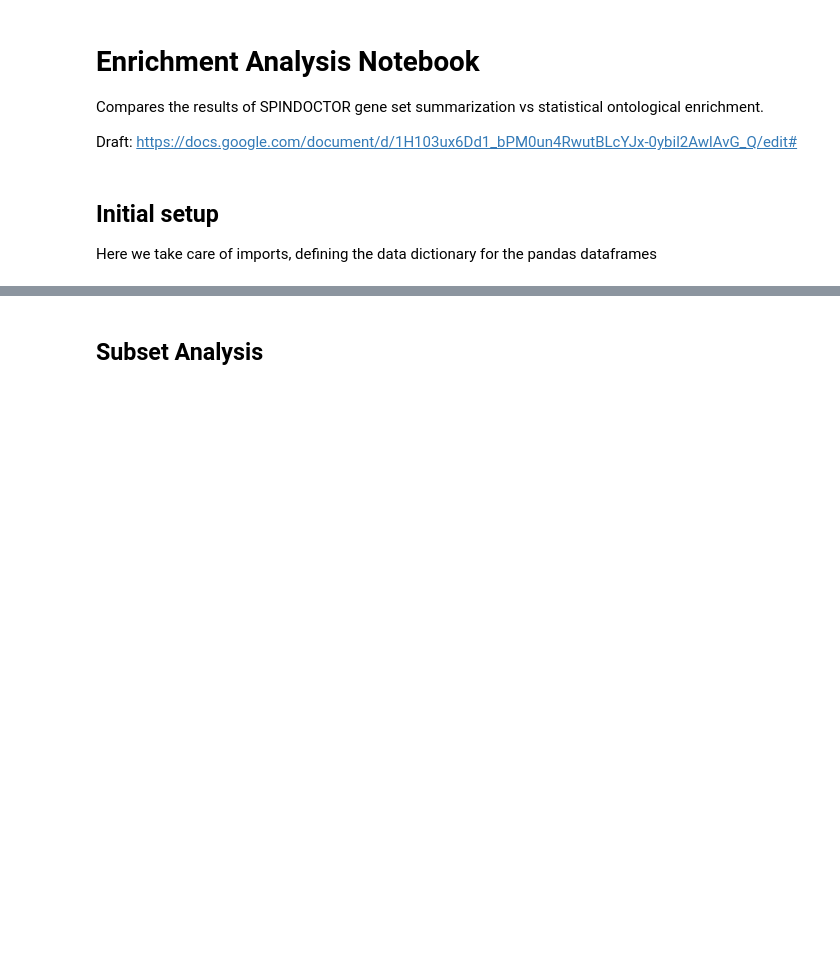
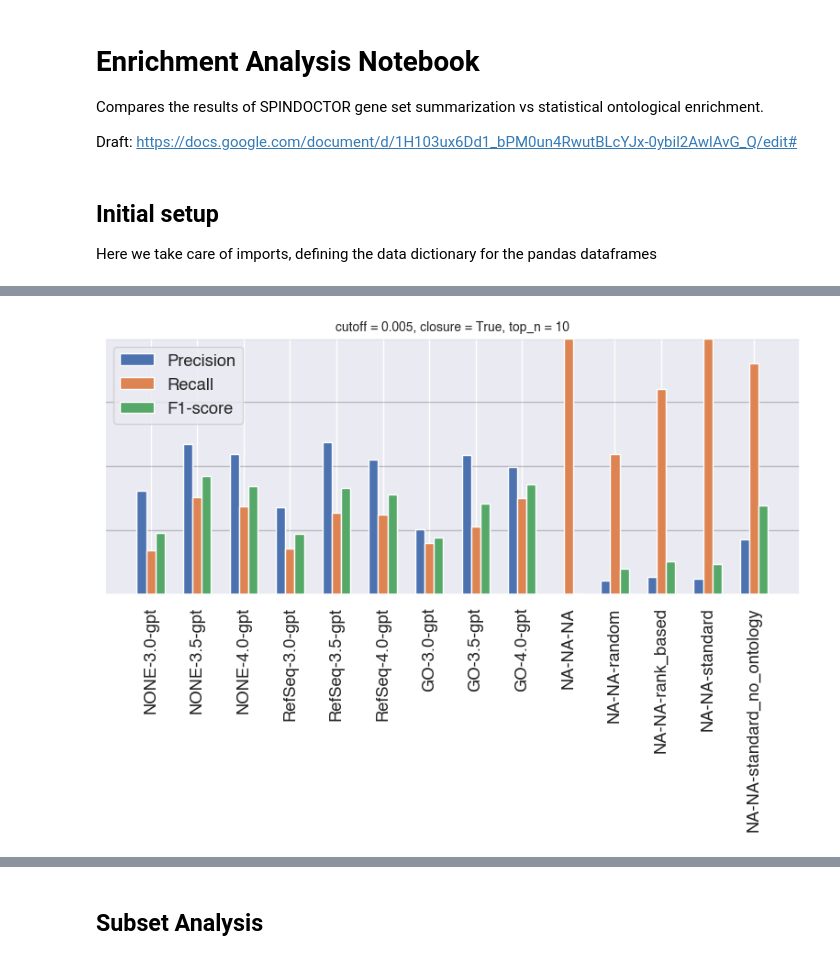
Before and after one commit to monarch-initiative/talisman-paper, a Jupyter notebook: Enrichment-Results-Analysis__from_processed.ipynb, the cells around one changed output, grey strips where cells are left out. Saved outputs shown, nothing was run; the diff lists cells and outputs as text; code cells hidden in the pictures; blank space fills up the shorter version.

```diff
--- a/Enrichment-Results-Analysis__from_processed.ipynb
+++ b/Enrichment-Results-Analysis__from_processed.ipynb
@@ -211,0 +384,80 @@ df[[MODEL, METHOD, PROMPT_VARIANT]].drop_duplicates().style.hide()
+# %%
+def custom_order(label):
+    prefix_order = ["NONE", "RefSeq", "GO", "NA"]
+    suffix_order = ["3.0-GPT", "3.5GPT", "4.0-GPT"]
+
+    try:
+        prefix_parts = label.split('-')
+        prefix_weight = prefix_order.index(prefix_parts[0])
+
+        suffix = '-'.join(prefix_parts[1:])
+        suffix_weight = suffix_order.index(suffix)
+    except ValueError:
+        return (999, 999)  # put unexpected values at the end
+
+    return prefix_weight, suffix_weight
+
+def label_order(label):
+    prefixes = ["NONE", "RefSeq", "GO", "NA"]
+    for i, prefix in enumerate(prefixes):
+        if label.startswith(prefix):
+            return i
+    return len(prefixes)  # Return a value that puts any other labels at the end
+
+
+data_filled = df.fillna("NA")
+condition = (
+    (data_filled['cutoff'] == 0.005) &
+    (data_filled['closure'] == True) &
+    (data_filled['top_n'] == 10)
+)
+filtered_data = data_filled[condition]
+filtered_data.reset_index(drop=True, inplace=True)
+
+grouped_data_filled = filtered_data.groupby(['cutoff', 'closure', 'top_n', 'source', 'model', 'method'])[['true_positives', 'false_positives', 'false_negatives']].sum().reset_index()
+
+grouped_data_filled['precision'] = grouped_data_filled['true_positives'] / (grouped_data_filled['true_positives'] + grouped_data_filled['false_positives'])
+grouped_data_filled['recall'] = grouped_data_filled['true_positives'] / (grouped_data_filled['true_positives'] + grouped_data_filled['false_negatives'])
+grouped_data_filled['f1_score'] = 2 * ((grouped_data_filled['precision'] * grouped_data_filled['recall']) / (grouped_data_filled['precision'] + grouped_data_filled['recall']))
+
+grouped_data_filled['sort_order'] = grouped_data_filled['source'].apply(custom_order)
+grouped_data_filled = grouped_data_filled.sort_values(['sort_order', 'top_n', 'closure'])
+
+
+fig, ax = plt.subplots(1, 1, figsize=(8, 6))  # Create a single subplot
+
+data_combination = grouped_data_filled#filtered_data[(filtered_data['cutoff'] == 0.005) & (filtered_data['closure'] == True) & (filtered_data['top_n'] == 10)]
+data_combination['label'] = data_combination['source'] + '-' + data_combination['model'].astype(str) + '-' + data_combination['method']
+
+# Sort data_combination based on the label_order
+data_combination['label_order'] = data_combination['label'].apply(label_order)
+data_combination = data_combination.sort_values('label_order')
+
+x_newest = np.arange(len(data_combination['label']))
+width_newest = 0.2
+
+ax.bar(x_newest - width_newest, data_combination['precision'], width_newest, label='Precision')
+ax.bar(x_newest, data_combination['recall'], width_newest, label='Recall')
+ax.bar(x_newest + width_newest, data_combination['f1_score'], width_newest, label='F1-score')
+
+ax.set_title(f'cutoff = 0.005, closure = True, top_n = 10', fontsize=10)
+
+ax.set_ylim(0, 1)
+
+# Change y-axis tick marks
+ax.set_yticks(np.arange(0, 1.1, 0.25))
+ax.set_yticklabels([])  # Hide y-axis labels
+
+# Set x-axis ticks
+ax.set_xticks(x_newest)
+ax.set_xticklabels(data_combination['label'], rotation=90)
+
+# Add horizontal gridlines
+ax.grid(axis='y', which='major', color='black', alpha=0.2)
+ax.legend()
+
+plt.tight_layout()
+plt.savefig("process_precision_recall_specific_0.005_true_10.pdf", format="pdf", bbox_inches="tight")
+plt.show()
+# %% [output]
+[figure, added]
```
Also changed, not shown: parts of 28 cells of this notebook.
